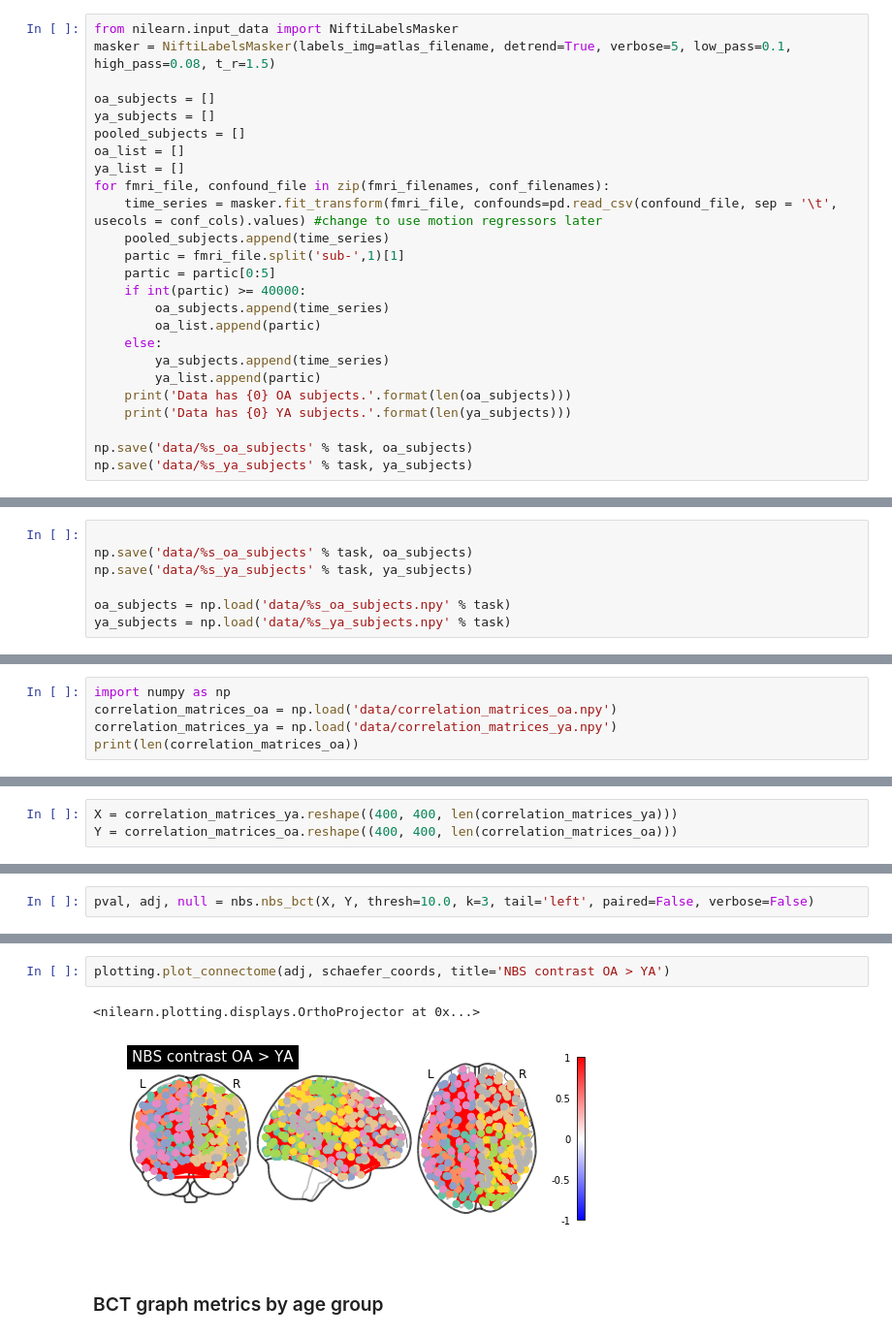
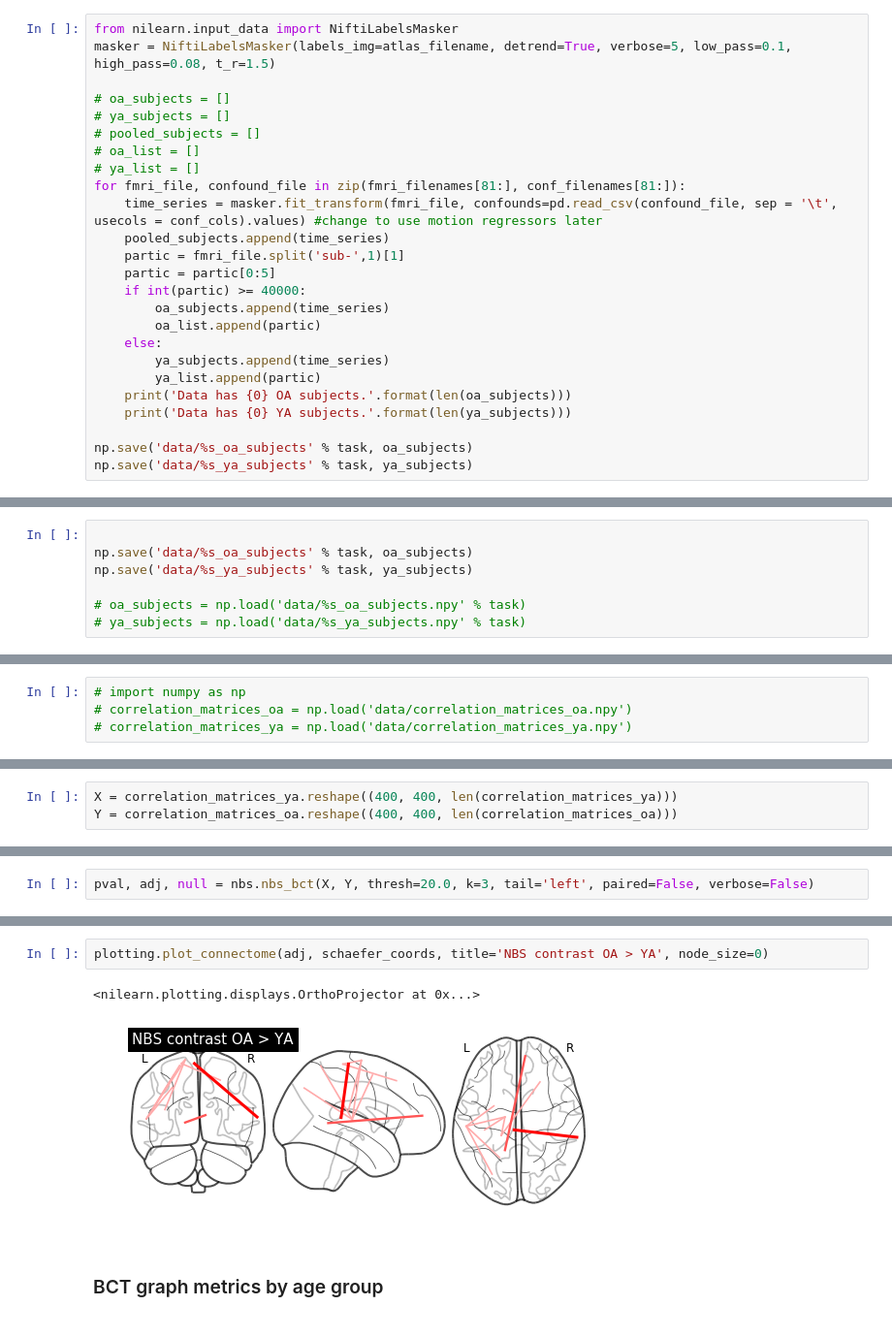
Before and after one commit to UTCogNeuroLab/adm_mri, a Jupyter notebook: analysis/fc/fc_analysis_with_nilearn-rest.ipynb, the cells around one changed output, grey strips where cells are left out. Shown at 97% size. Drawn from its saved outputs; the diff is of its cells as text.

```diff
--- a/analysis/fc/fc_analysis_with_nilearn-rest.ipynb
+++ b/analysis/fc/fc_analysis_with_nilearn-rest.ipynb
@@ -99,12 +100,12 @@ Running this for the whole dataset will take some time, so take a coffee break :
 from nilearn.input_data import NiftiLabelsMasker
 masker = NiftiLabelsMasker(labels_img=atlas_filename, detrend=True, verbose=5, low_pass=0.1, high_pass=0.08, t_r=1.5)
 
-oa_subjects = []
-ya_subjects = []
-pooled_subjects = []
-oa_list = []
-ya_list = []
-for fmri_file, confound_file in zip(fmri_filenames, conf_filenames):
+# oa_subjects = []
+# ya_subjects = []
+# pooled_subjects = []
+# oa_list = []
+# ya_list = []
+for fmri_file, confound_file in zip(fmri_filenames[81:], conf_filenames[81:]):
     time_series = masker.fit_transform(fmri_file, confounds=pd.read_csv(confound_file, sep = '\t', usecols = conf_cols).values) #change to use motion regressors later
     pooled_subjects.append(time_series)
     partic = fmri_file.split('sub-',1)[1]
@@ -200,8 +201,8 @@ Data has 12 YA subjects.
 np.save('data/%s_oa_subjects' % task, oa_subjects)
 np.save('data/%s_ya_subjects' % task, ya_subjects)
 
-oa_subjects = np.load('data/%s_oa_subjects.npy' % task)
-ya_subjects = np.load('data/%s_ya_subjects.npy' % task)
+# oa_subjects = np.load('data/%s_oa_subjects.npy' % task)
+# ya_subjects = np.load('data/%s_ya_subjects.npy' % task)
 # %%
 np.save('data/%s_oa_list' % task, oa_list)
 np.save('data/%s_ya_list' % task, ya_list)
@@ -241,7 +242,6 @@ np.save('data/%s_correlation_matrices_ya' % task, correlation_matrices_ya)
 # %% [markdown]
 ### Plot correlation matrices for a handful of subjects
 # %%
-import numpy as np
-correlation_matrices_oa = np.load('data/correlation_matrices_oa.npy')
-correlation_matrices_ya = np.load('data/correlation_matrices_ya.npy')
-print(len(correlation_matrices_oa))
+# import numpy as np
+# correlation_matrices_oa = np.load('data/correlation_matrices_oa.npy')
+# correlation_matrices_ya = np.load('data/correlation_matrices_ya.npy')
@@ -332,3 +334,3 @@ plotting.plot_connectome(adj, schaefer_coords, title='NBS contrast YA > OA')
 # %%
-pval, adj, null = nbs.nbs_bct(X, Y, thresh=10.0, k=3, tail='left', paired=False, verbose=False)
+pval, adj, null = nbs.nbs_bct(X, Y, thresh=20.0, k=3, tail='left', paired=False, verbose=False)
 # %% [output]
@@ -337,10 +339,10 @@ estimating null distribution with 3 permutations
 permutation 0 of 3.  p-value so far is 0.000
 permutation 2 of 3.  p-value so far is 0.000
 # %%
-plotting.plot_connectome(adj, schaefer_coords, title='NBS contrast OA > YA')
+plotting.plot_connectome(adj, schaefer_coords, title='NBS contrast OA > YA', node_size=0)
 # %% [output]
 <nilearn.plotting.displays.OrthoProjector at 0x...>
-[figure, old version]
+[figure, new version]
 # %% [markdown]
 ### BCT graph metrics by age group
 # %%
```
Also changed, not shown: parts of 20 cells of this notebook, 5 other files.
